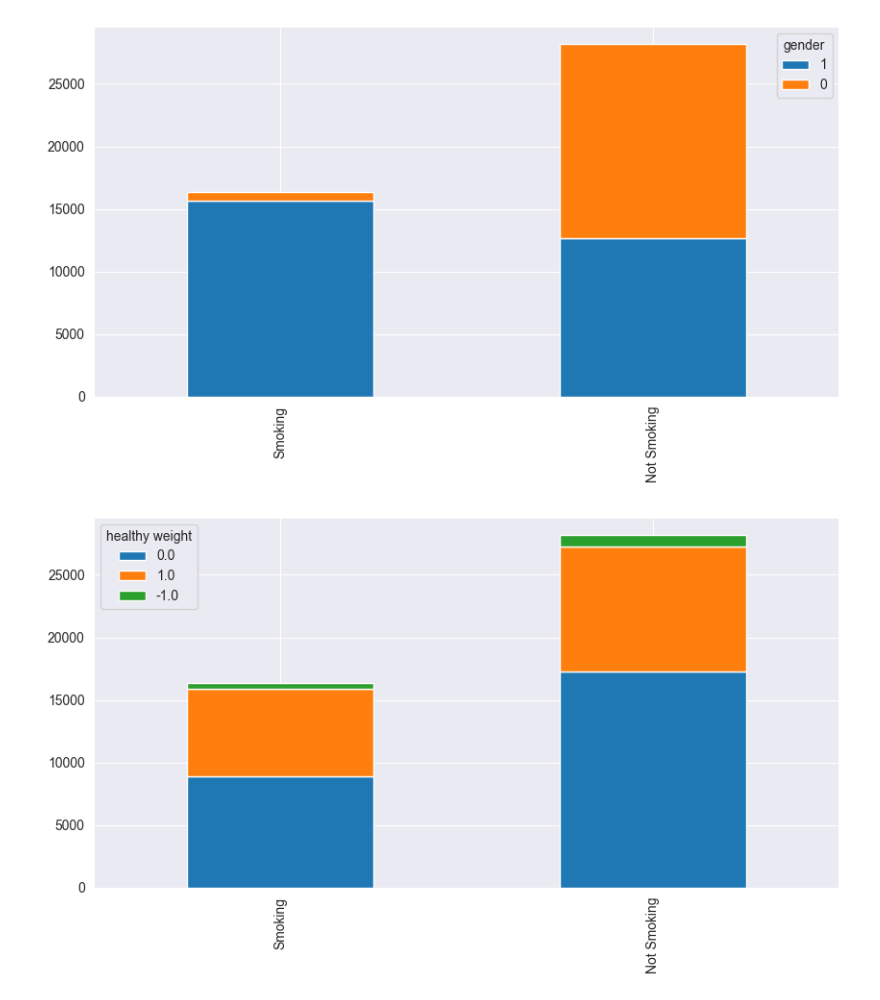
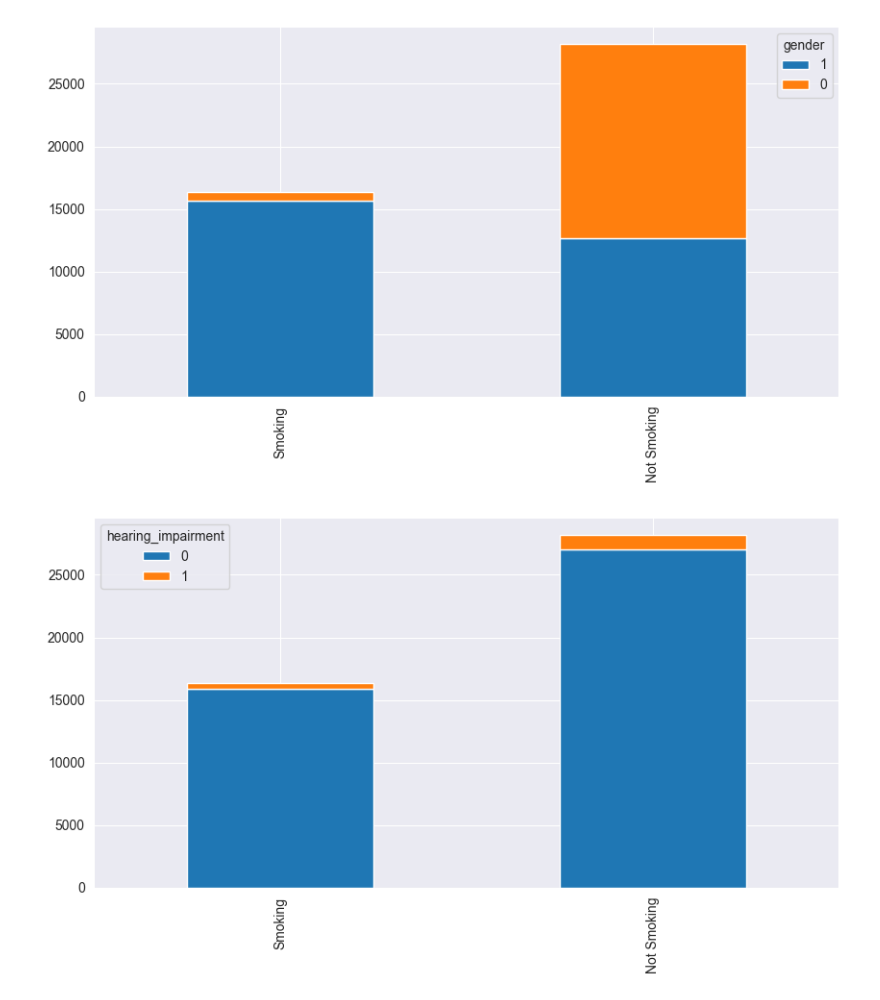
Before and after one commit to balooooooooo/machine_learning_1_coursework, a Jupyter notebook: data_exploration.ipynb, the cells around one changed output. Drawn from its saved outputs; the diff is of its cells as text; code cells hidden in the pictures.

```diff
--- a/data_exploration.ipynb
+++ b/data_exploration.ipynb
@@ -37,6 +54,6 @@ bar_chart(train, "gender")
 # %% [output]
 [figure]
 # %%
-bar_chart(train, "healthy weight")
+bar_chart(train, "hearing_impairment")
 # %% [output]
-[figure, old version]
+[figure, new version]
```
Also changed, not shown: parts of 2 cells of this notebook, 1 other file.
